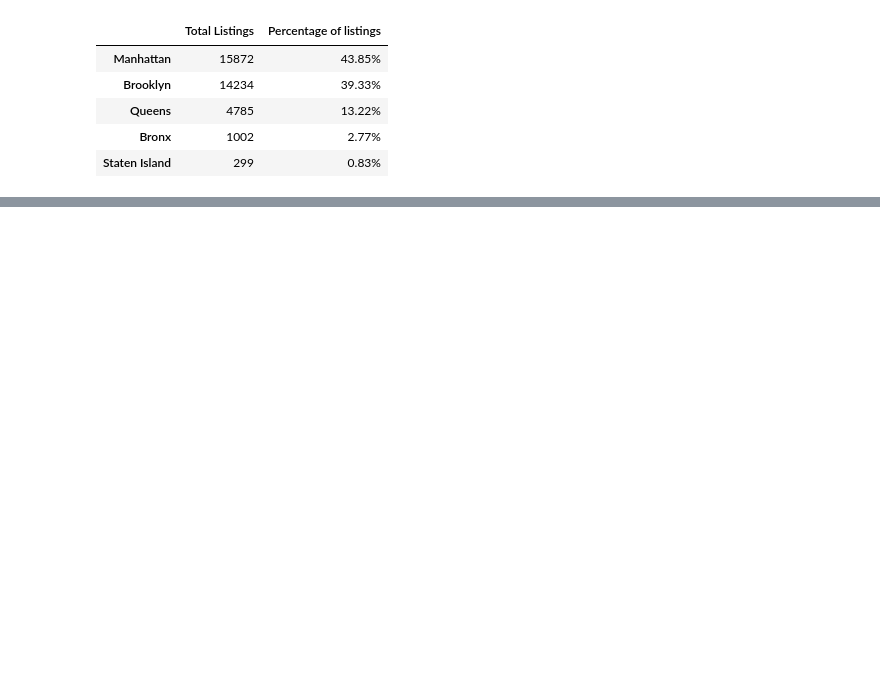
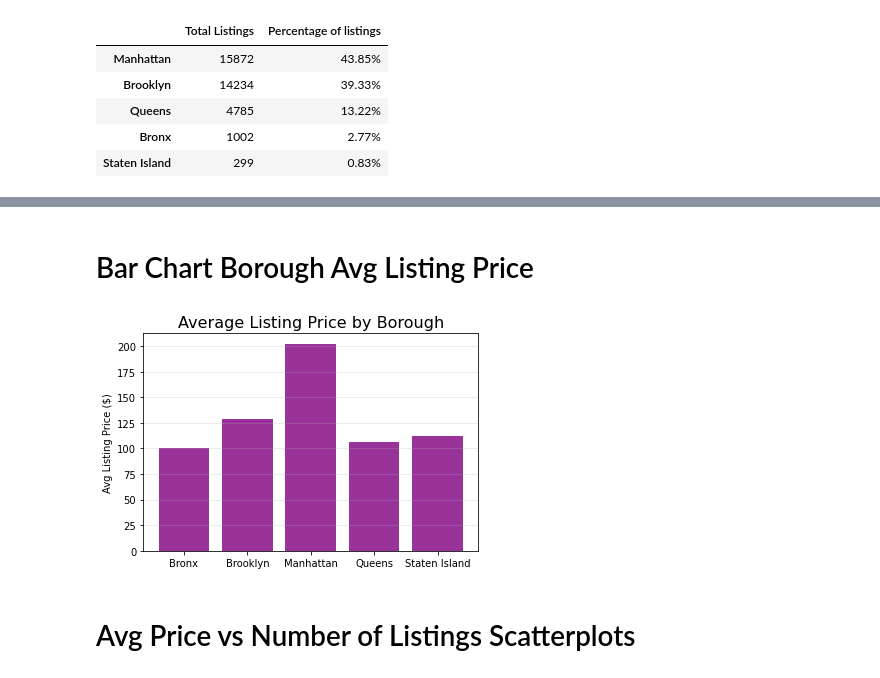
Before and after one commit to MWilliamsDP/ProjectOne, a Jupyter notebook: PricingvsNeighborhood.ipynb, the cells around one changed output, grey strips where cells are left out. Drawn from its saved outputs; the diff is of its cells as text; code cells hidden in the pictures; blank space fills up the shorter version.

```diff
--- a/PricingvsNeighborhood.ipynb
+++ b/PricingvsNeighborhood.ipynb
@@ -66,0 +65,28 @@ FileNotFoundError: [Errno 2] No such file or directory: 'Grpahs/Neighborhood_bar
+# %% [markdown]
+# Bar Chart Borough Avg Listing Price
+# %%
+# Here I want to find the avg listing price per borough
+borough_group_df = listings_df.groupby(["neighbourhood_group"])
+avg_borough_price = borough_group_df["price"].mean()
+borough_names = avg_borough_price.index
+
+total_b_listings = []
+for x in range(len(borough_names)):
+    total_b_listings.append(avg_borough_price[x])
+
+x_axis = np.arange(len(borough_names))
+
+plt.bar(x_axis, avg_borough_price, color='purple', alpha=0.8, align="center")
+plt.xticks(x_axis, borough_names, rotation='0')
+
+plt.title("Average Listing Price by Borough", fontsize=16)
+plt.ylabel("Avg Listing Price ($)")
+plt.grid(axis='y', alpha = 0.3)
+
+plt.savefig("Graphs/Boroughs_avgprice_bar_chart.png")
+
+plt.show()
+# %% [output]
+[figure, added]
+# %% [markdown]
+# Avg Price vs Number of Listings Scatterplots
```
Also changed, not shown: parts of 5 cells of this notebook, 2 other files.
